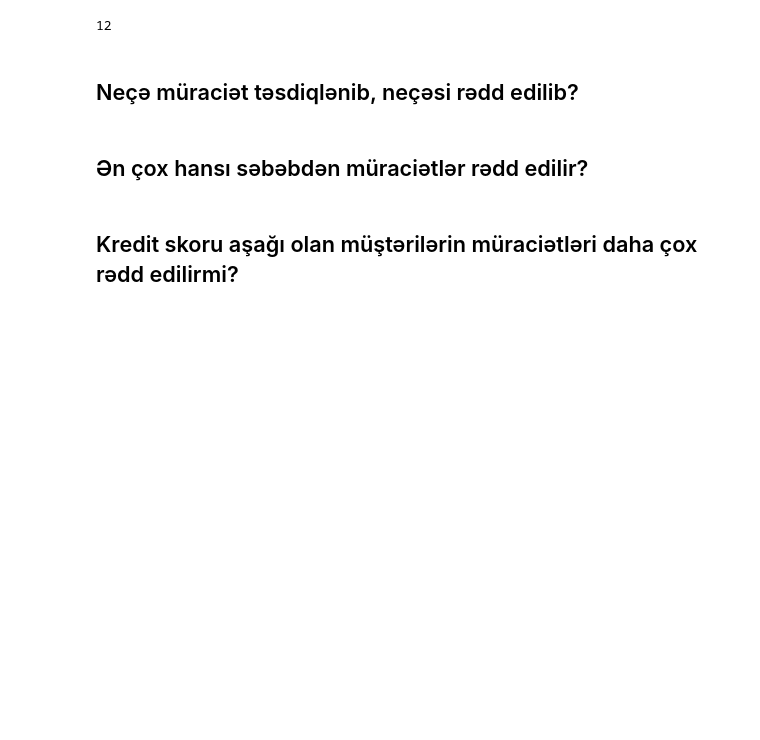
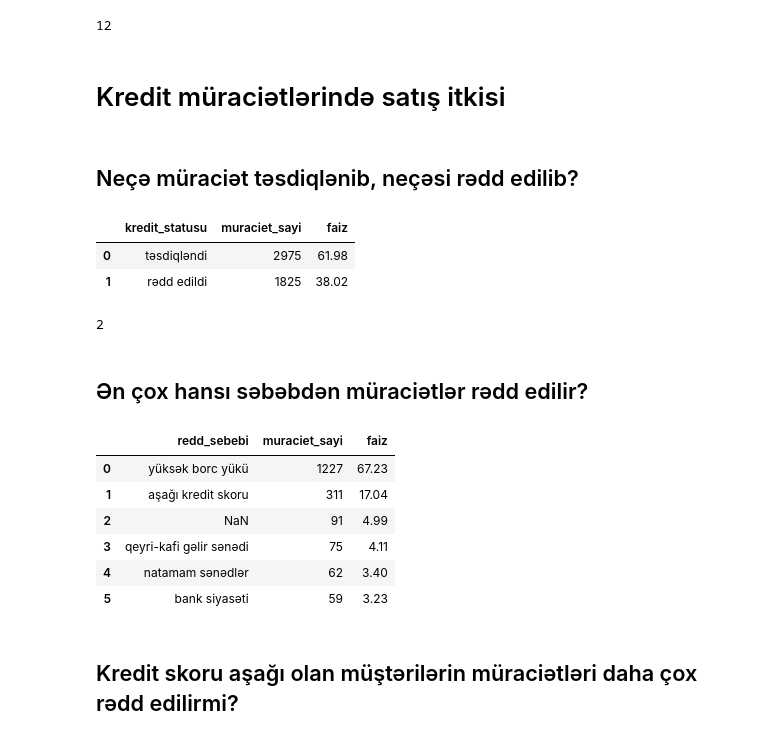
Before and after one commit to mashadiyevasabina/Bank_Analysis, a Jupyter notebook: notebooks/3_Gold/04.sql_report copy.ipynb, the cells around one changed output. Cells and saved outputs as stored; diff of their text form; code cells hidden in the pictures; blank space fills up the shorter version.

```diff
--- a/notebooks/3_Gold/04.sql_report copy.ipynb
+++ b/notebooks/3_Gold/04.sql_report copy.ipynb
@@ -639,10 +641,70 @@ branch_df.to_sql(
 )
 # %% [output]
 12
+# %% [markdown]
+# Kredit müraciətlərində satış itkisi
 # %% [markdown]
 ## Neçə müraciət təsdiqlənib, neçəsi rədd edilib?
+# %%
+loan_status_df = pd.read_sql("""
+    SELECT
+        status AS kredit_statusu,
+        COUNT(loan_id) AS muraciet_sayi,
+        ROUND(
+            COUNT(loan_id) * 100.0 /
+            (SELECT COUNT(loan_id) FROM silver.loans),
+            2
+        ) AS faiz
+    FROM silver.loans
+    WHERE loan_id IS NOT NULL
+    GROUP BY status
+    ORDER BY muraciet_sayi DESC
+""", engine)
+
+display(loan_status_df)
+# %% [output]
+|  | kredit_statusu | muraciet_sayi | faiz |
+| 0 | təsdiqləndi | 2975 | 61.98 |
+| 1 | rədd edildi | 1825 | 38.02 |
+# %%
+loan_status_df.to_sql(
+    "loan_application_status",
+    engine,
+    schema="gold",
+    if_exists="replace",
+    index=False
+)
+# %% [output]
+2
 # %% [markdown]
 ## Ən çox hansı səbəbdən müraciətlər rədd edilir?
+# %%
+rejection_reason_df = pd.read_sql("""
+    SELECT
+        rejection_reason AS redd_sebebi,
+        COUNT(loan_id) AS muraciet_sayi,
+        ROUND(
+            COUNT(loan_id) * 100.0 /
+            (SELECT COUNT(loan_id)
+             FROM silver.loans
+             WHERE status = N'Rədd edildi'),
+            2
+        ) AS faiz
+    FROM silver.loans
+    WHERE status = N'Rədd edildi'
+    GROUP BY rejection_reason
+    ORDER BY muraciet_sayi DESC
+""", engine)
+
+display(rejection_reason_df)
+# %% [output]
+|  | redd_sebebi | muraciet_sayi | faiz |
+| 0 | yüksək borc yükü | 1227 | 67.23 |
+| 1 | aşağı kredit skoru | 311 | 17.04 |
+| 2 | NaN | 91 | 4.99 |
+| 3 | qeyri-kafi gəlir sənədi | 75 | 4.11 |
+| 4 | natamam sənədlər | 62 | 3.40 |
+| 5 | bank siyasəti | 59 | 3.23 |
 # %% [markdown]
 ## Kredit skoru aşağı olan müştərilərin müraciətləri daha çox rədd edilirmi?
 # %% [markdown]
```
Also changed, not shown: parts of 1 cell of this notebook, 4 other files.
